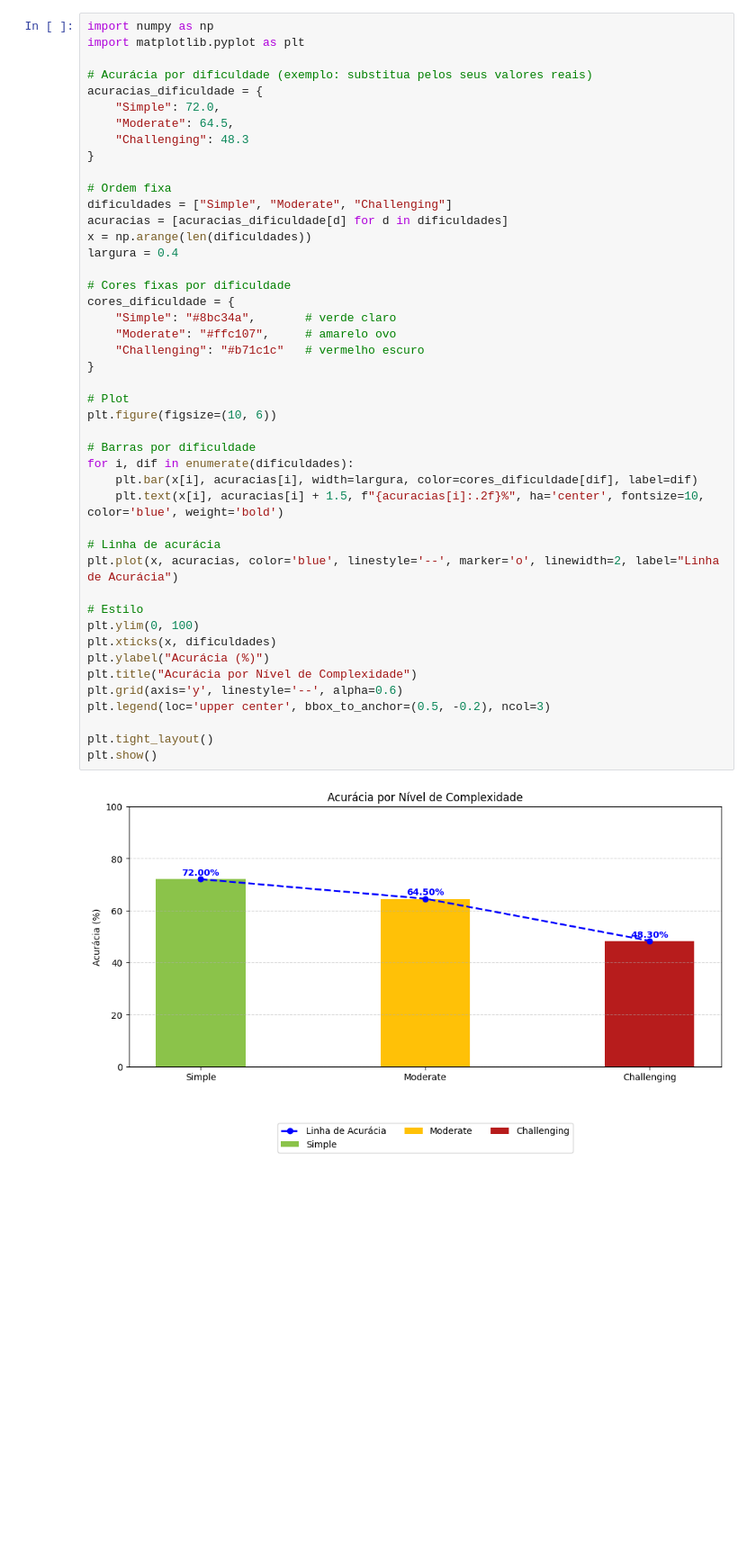
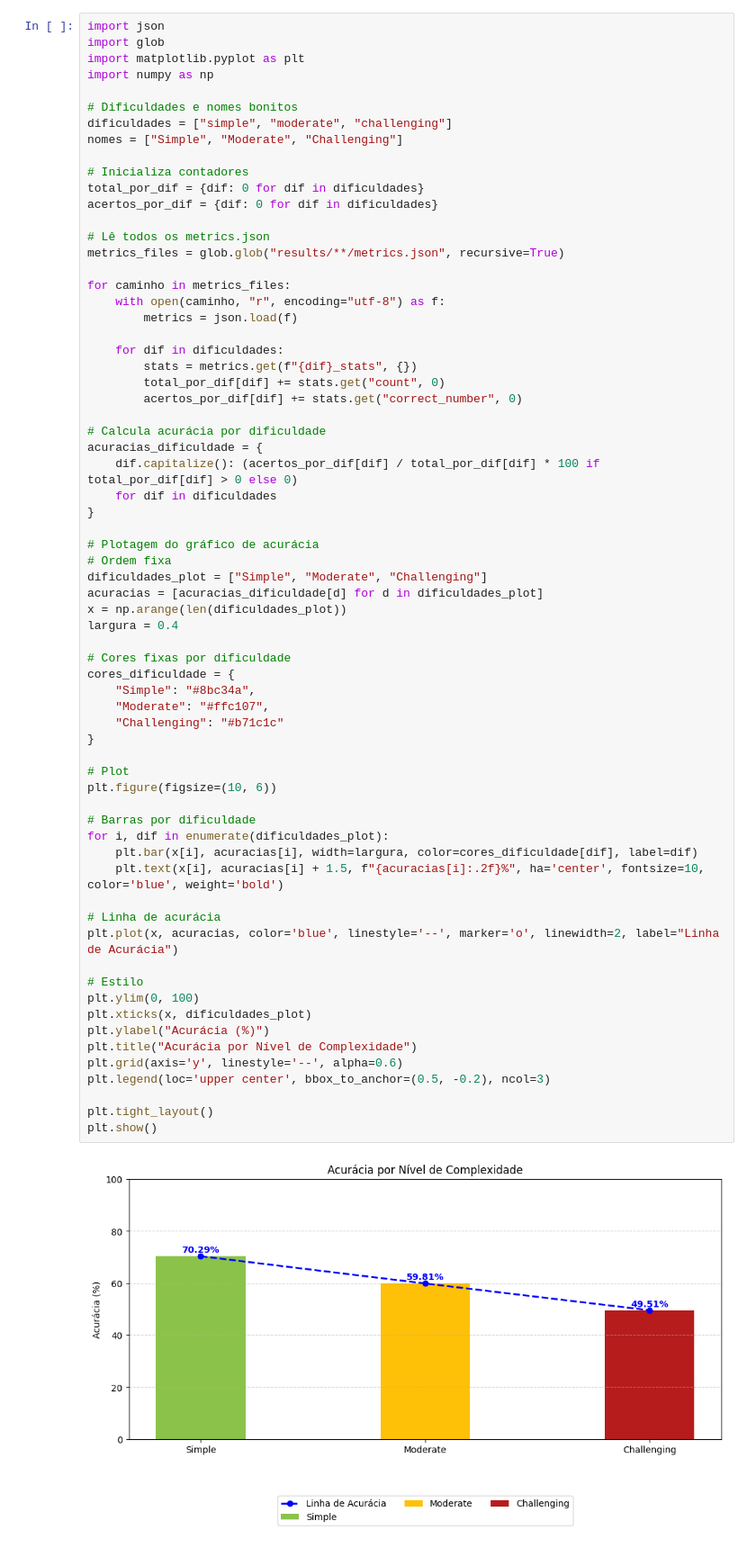
Before and after one commit to betomansur/E-SQL-CERTO2, a Jupyter notebook: E_SQL/graficos.ipynb, the cells around one changed output. Shown at 90% size. Cells and saved outputs as stored; diff of their text form; blank space fills up the shorter version.

```diff
--- a/E_SQL/graficos.ipynb
+++ b/E_SQL/graficos.ipynb
@@ -856,50 +1005,72 @@ KeyError: 0
 # %%
+import json
+import glob
+import matplotlib.pyplot as plt
 import numpy as np
-import matplotlib.pyplot as plt
 
-# Acurácia por dificuldade (exemplo: substitua pelos seus valores reais)
+# Dificuldades e nomes bonitos
+dificuldades = ["simple", "moderate", "challenging"]
+nomes = ["Simple", "Moderate", "Challenging"]
+
+# Inicializa contadores
+total_por_dif = {dif: 0 for dif in dificuldades}
+acertos_por_dif = {dif: 0 for dif in dificuldades}
+
+# Lê todos os metrics.json
+metrics_files = glob.glob("results/**/metrics.json", recursive=True)
+
+for caminho in metrics_files:
+    with open(caminho, "r", encoding="utf-8") as f:
+        metrics = json.load(f)
+
+    for dif in dificuldades:
+        stats = metrics.get(f"{dif}_stats", {})
+        total_por_dif[dif] += stats.get("count", 0)
+        acertos_por_dif[dif] += stats.get("correct_number", 0)
+
+# Calcula acurácia por dificuldade
 acuracias_dificuldade = {
-    "Simple": 72.0,
-    "Moderate": 64.5,
-    "Challenging": 48.3
+    dif.capitalize(): (acertos_por_dif[dif] / total_por_dif[dif] * 100 if total_por_dif[dif] > 0 else 0)
+    for dif in dificuldades
 }
 
+# Plotagem do gráfico de acurácia
 # Ordem fixa
-dificuldades = ["Simple", "Moderate", "Challenging"]
-acuracias = [acuracias_dificuldade[d] for d in dificuldades]
-x = np.arange(len(dificuldades))
+dificuldades_plot = ["Simple", "Moderate", "Challenging"]
+acuracias = [acuracias_dificuldade[d] for d in dificuldades_plot]
+x = np.arange(len(dificuldades_plot))
 largura = 0.4
 
 # Cores fixas por dificuldade
 cores_dificuldade = {
-    "Simple": "#8bc34a",       # verde claro
-    "Moderate": "#ffc107",     # amarelo ovo
-    "Challenging": "#b71c1c"   # vermelho escuro
+    "Simple": "#8bc34a",
+    "Moderate": "#ffc107",
+    "Challenging": "#b71c1c"
 }
 
 # Plot
 plt.figure(figsize=(10, 6))
 
 # Barras por dificuldade
-for i, dif in enumerate(dificuldades):
+for i, dif in enumerate(dificuldades_plot):
     plt.bar(x[i], acuracias[i], width=largura, color=cores_dificuldade[dif], label=dif)
     plt.text(x[i], acuracias[i] + 1.5, f"{acuracias[i]:.2f}%", ha='center', fontsize=10, color='blue', weight='bold')
 
 # Linha de acurácia
 plt.plot(x, acuracias, color='blue', linestyle='--', marker='o', linewidth=2, label="Linha de Acurácia")
 
 # Estilo
 plt.ylim(0, 100)
-plt.xticks(x, dificuldades)
+plt.xticks(x, dificuldades_plot)
 plt.ylabel("Acurácia (%)")
 plt.title("Acurácia por Nível de Complexidade")
 plt.grid(axis='y', linestyle='--', alpha=0.6)
 plt.legend(loc='upper center', bbox_to_anchor=(0.5, -0.2), ncol=3)
 
 plt.tight_layout()
 plt.show()
 # %% [output]
-[figure, old version]
+[figure, new version]
 # %%
 import numpy as np
 import matplotlib.pyplot as plt
```
Also changed, not shown: parts of 5 cells of this notebook.
